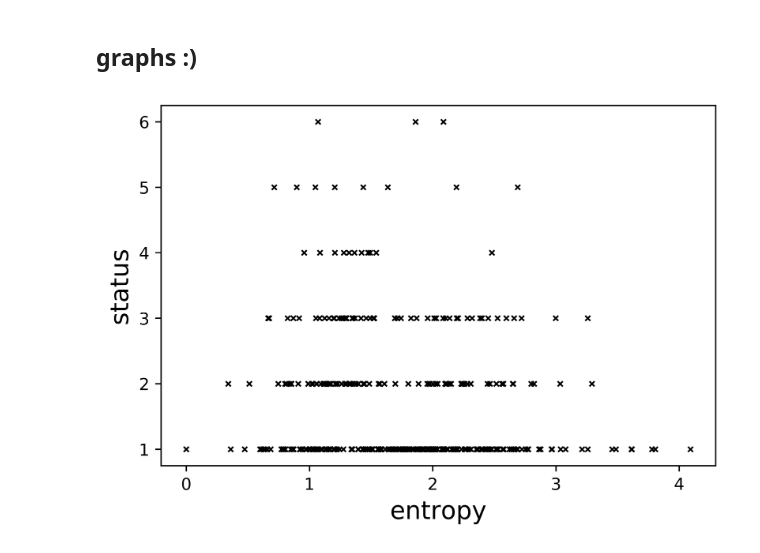
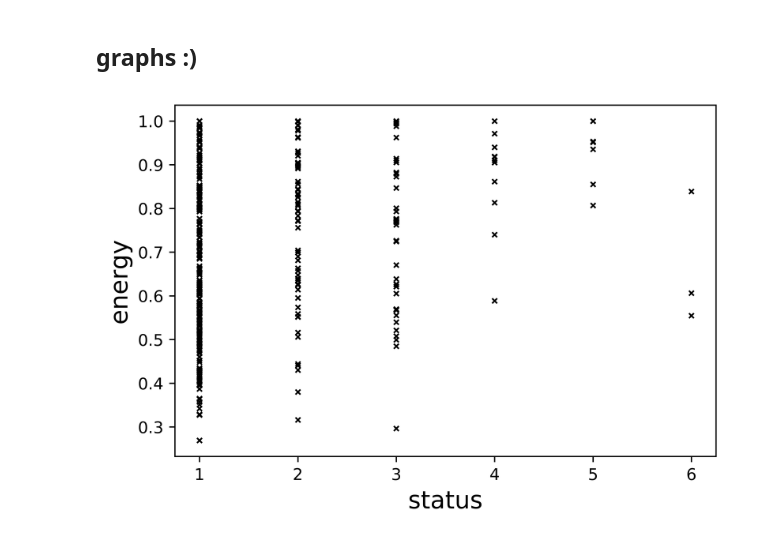
Before and after one commit to javiervz/laplacian-obsolescence, a Jupyter notebook: laplacian_obsolescence.ipynb, the cells around one changed output. Cells and saved outputs as stored; diff of their text form; code cells hidden in the pictures.

```diff
--- a/laplacian_obsolescence.ipynb
+++ b/laplacian_obsolescence.ipynb
@@ -351,3 +354,21 @@ for language in spectrum_languages.keys():
+# %%
+# normalization by family
+
+def norm_energy(language):
+
+    family = df_family_iso[language]
+
+    energy_fam_max = max([energy_languages[language] for language in energy_languages.keys() if df_family_iso[language] == family])
+
+    return energy_languages[language]/float(energy_fam_max)
+# %%
+energy_languages_norm = {}
+
+for language in energy_languages.keys():
+    try:
+        energy_languages_norm[language] = norm_energy(language)
+    except ValueError:
+        pass
 # %%
 one_dict={}
 
@@ -357,22 +378,22 @@ for language in spectrum_languages.keys():
     kde.fit(bw=0.065) # Estimate the densities
     one_dict[language]=kde.evaluate(1)[0]
 # %%
-data = {key:[one_dict[key],language_status_num[key]] for key in one_dict.keys()}
+data = {key:[energy_languages_norm[key],language_status_num[key]] for key in energy_languages_norm.keys()}
 # %%
-X = list(zip(*list(data.values())))[0]
-Y = list(zip(*list(data.values())))[1]
+X = list(zip(*list(data.values())))[1]
+Y = list(zip(*list(data.values())))[0]
 # %%
 fig, ax = plt.subplots(dpi=800)
 
 ax.plot(X, Y, linewidth=0., marker='x',color='k',markersize=3,markeredgecolor='k',markeredgewidth=1,fillstyle='full',clip_on=True)
 
 #plt.legend(loc='upper left',fontsize=12)
 #plt.xlim([0., 2])
-#plt.ylim([0., 3])
-plt.xlabel(r'entropy',fontsize=15)
-plt.ylabel(r'status',fontsize=15)
+#plt.ylim([0., 1])
+plt.ylabel(r'energy',fontsize=15)
+plt.xlabel(r'status',fontsize=15)
 plt.rcParams.update({'font.size': 10})
 plt.savefig('energy_status.jpg', format='jpg', transparent=True, bbox_inches='tight',dpi=800)
 plt.show()
 # %% [output]
-[figure, old version]
+[figure, new version]
```
Also changed, not shown: parts of 16 cells of this notebook, 4 other files.
